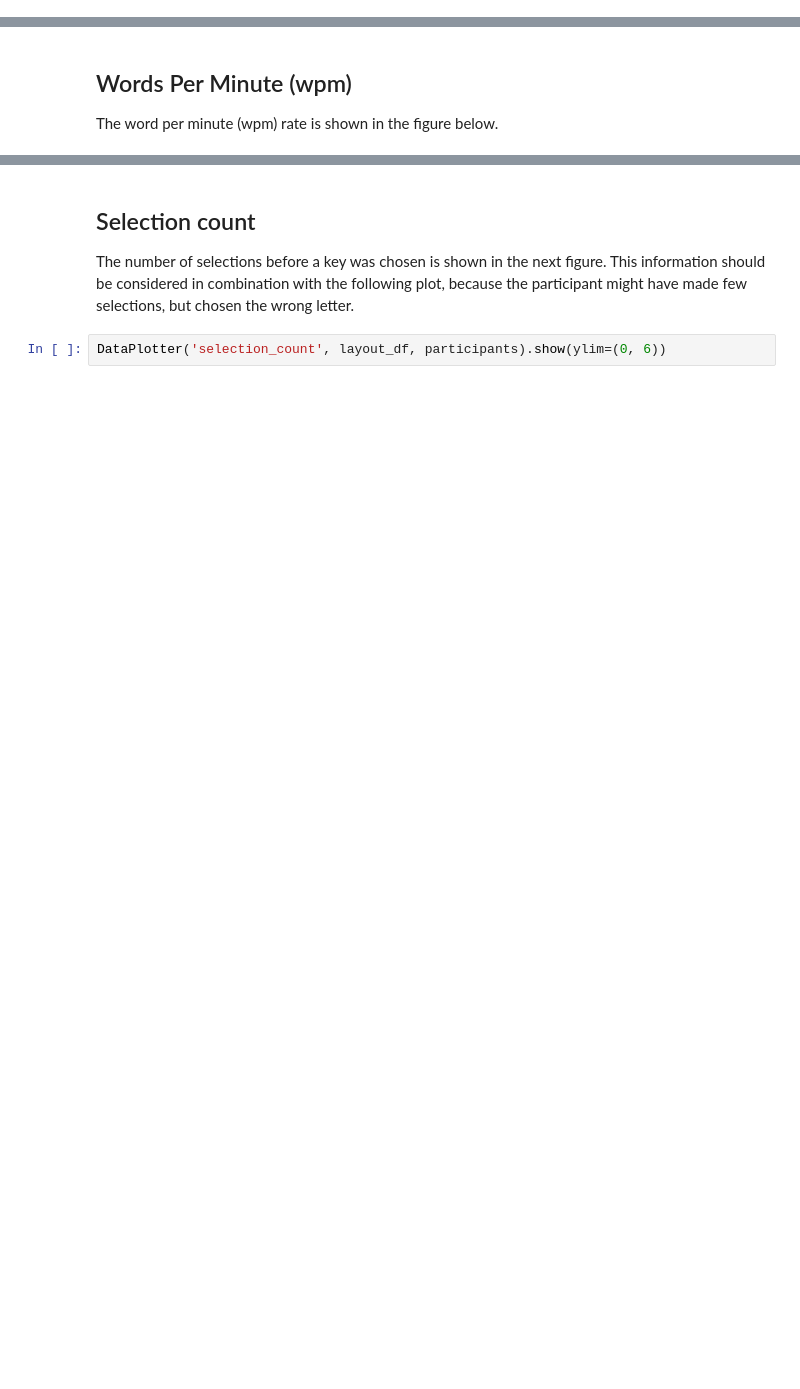
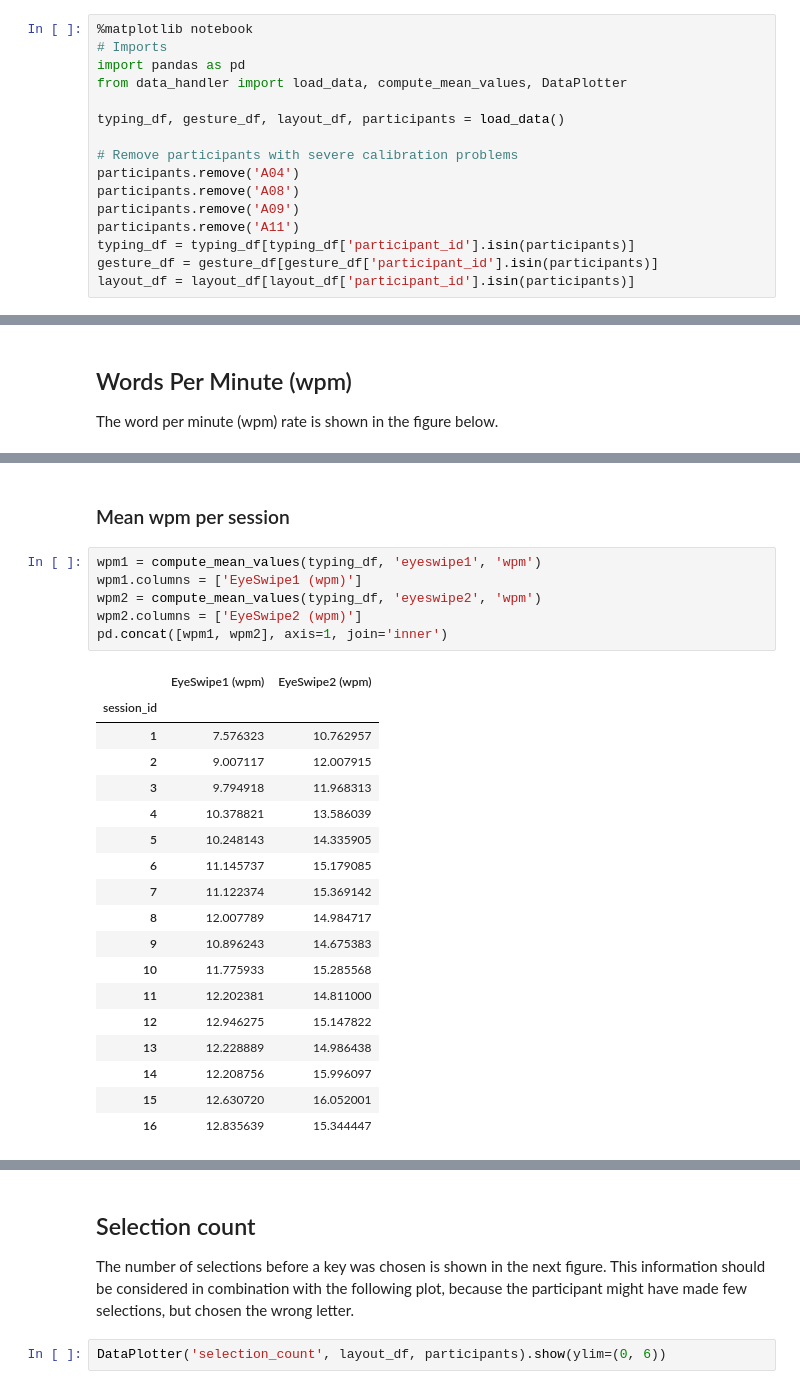
Before and after one commit to toshikurauchi/eyeswipe2-analysis, a Jupyter notebook: EyeSwipe2DataAnalysis.ipynb, the cells around one changed output, grey strips where cells are left out. Saved outputs shown, nothing was run; the diff lists cells and outputs as text; blank space fills up the shorter version.

Commit message:
Removing participants with significant calibration problems

```diff
--- a/EyeSwipe2DataAnalysis.ipynb
+++ b/EyeSwipe2DataAnalysis.ipynb
@@ -18,0 +13,16 @@ typing_df, gesture_df, layout_df, participants = load_data()
+# %%
+%matplotlib notebook
+# Imports
+import pandas as pd
+from data_handler import load_data, compute_mean_values, DataPlotter
+
+typing_df, gesture_df, layout_df, participants = load_data()
+
+# Remove participants with severe calibration problems
+participants.remove('A04')
+participants.remove('A08')
+participants.remove('A09')
+participants.remove('A11')
+typing_df = typing_df[typing_df['participant_id'].isin(participants)]
+gesture_df = gesture_df[gesture_df['participant_id'].isin(participants)]
+layout_df = layout_df[layout_df['participant_id'].isin(participants)]
@@ -40,0 +53,27 @@ DataPlotter('msd', typing_df, participants).show(ylim=(0, 5))
+# %% [markdown]
+### Mean wpm per session
+# %%
+wpm1 = compute_mean_values(typing_df, 'eyeswipe1', 'wpm')
+wpm1.columns = ['EyeSwipe1 (wpm)']
+wpm2 = compute_mean_values(typing_df, 'eyeswipe2', 'wpm')
+wpm2.columns = ['EyeSwipe2 (wpm)']
+pd.concat([wpm1, wpm2], axis=1, join='inner')
+# %% [output]
+|  | EyeSwipe1 (wpm) | EyeSwipe2 (wpm) |
+| session_id |  |  |
+| 1 | 7.576323 | 10.762957 |
+| 2 | 9.007117 | 12.007915 |
+| 3 | 9.794918 | 11.968313 |
+| 4 | 10.378821 | 13.586039 |
+| 5 | 10.248143 | 14.335905 |
+| 6 | 11.145737 | 15.179085 |
+| 7 | 11.122374 | 15.369142 |
+| 8 | 12.007789 | 14.984717 |
+| 9 | 10.896243 | 14.675383 |
+| 10 | 11.775933 | 15.285568 |
+| 11 | 12.202381 | 14.811000 |
+| 12 | 12.946275 | 15.147822 |
+| 13 | 12.228889 | 14.986438 |
+| 14 | 12.208756 | 15.996097 |
+| 15 | 12.630720 | 16.052001 |
+| 16 | 12.835639 | 15.344447 |
```
Also changed, not shown: parts of 8 cells of this notebook, 5 other files.
